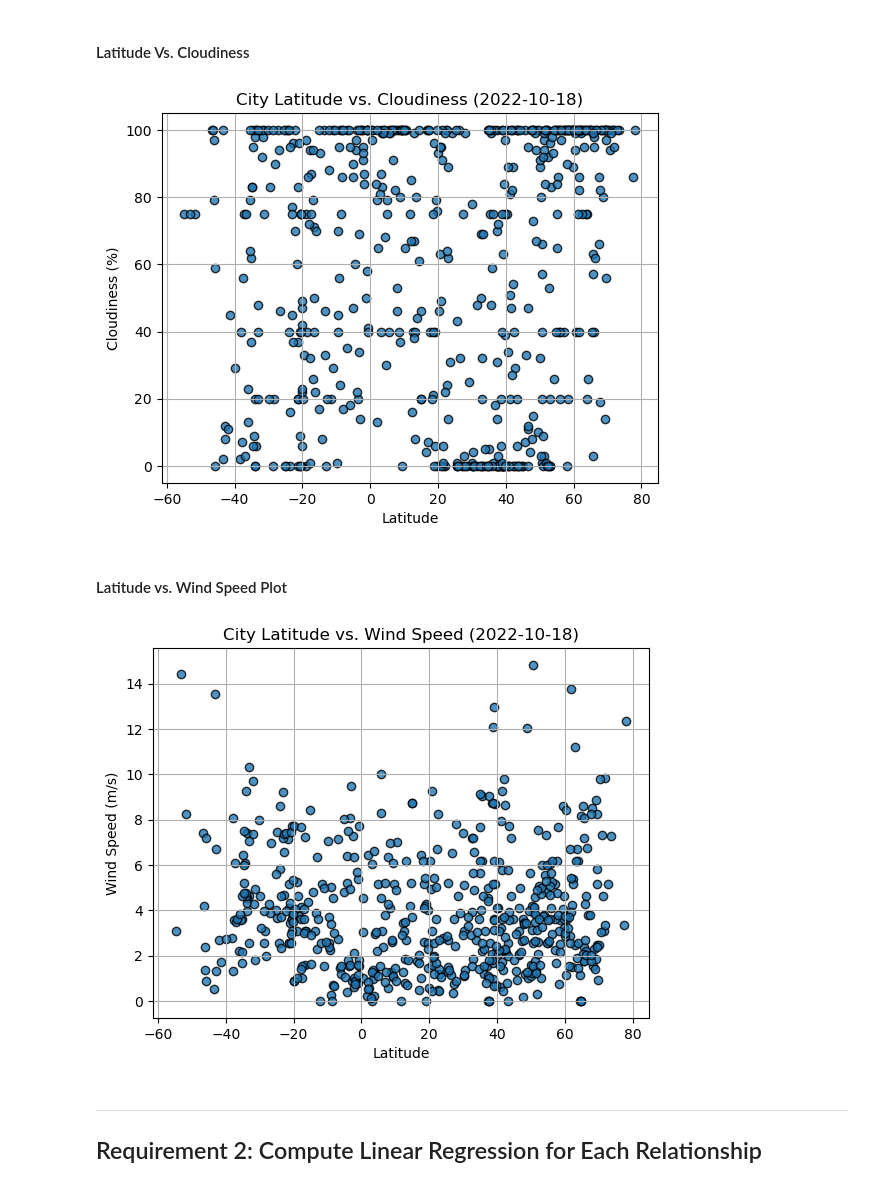
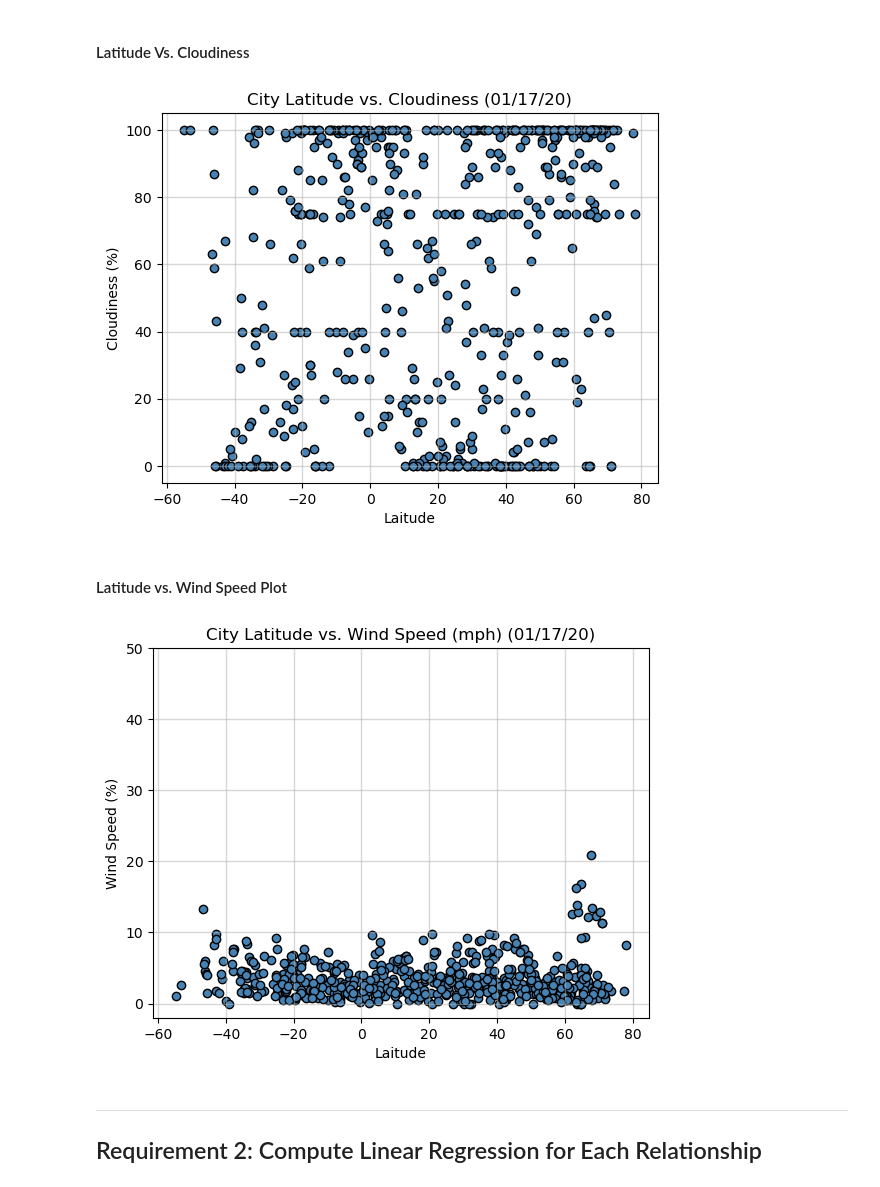
Before and after one commit to JhazmineC/python-api-challenge, a Jupyter notebook: Starter_Code/starter_code/WeatherPy.ipynb, the cells around one changed output. Drawn from its saved outputs; the diff is of its cells as text; code cells hidden in the pictures.

```diff
--- a/Starter_Code/starter_code/WeatherPy.ipynb
+++ b/Starter_Code/starter_code/WeatherPy.ipynb
@@ -173,6 +176,6 @@ city_data_df.to_csv("output_data/cities.csv", index_label="City_ID")
 # %%
 # Read saved data
-city_data_df = pd.read_csv("output_data/cities.csv", index_col="City_ID")
+city_data_df = pd.read_csv("../output_data/cities.csv", index_col="City_ID")
 
 # Display sample data
 city_data_df.head()
@@ -222,34 +247,62 @@ plt.show()
 #### Latitude Vs. Cloudiness
 # %%
 # Build the scatter plots for latitude vs. cloudiness
-# YOUR CODE HERE
+plt.scatter(city_data_df["Lat"], city_data_df["Cloudiness"], facecolor = "steelblue", edgecolor = "black")
+
+# Set title
+plt.title("City Latitude vs. Cloudiness (01/17/20)")
+
+# Set x axis label
+plt.xlabel("Laitude")
+
+# Set y axis label
+plt.ylabel("Cloudiness (%)")
+
+# Set y axis limit
+plt.ylim(-5,105)
+
+# Set grid line
+plt.grid(linestyle='-', linewidth=1, alpha = 0.5)
 
 # Incorporate the other graph properties
 # YOUR CODE HERE
 
 # Save the figure
-plt.savefig("output_data/Fig3.png")
+plt.savefig("../output_data/Fig3.png")
 
 # Show plot
 plt.show()
 # %% [output]
-[figure, old version]
+[figure, new version]
 # %% [markdown]
 #### Latitude vs. Wind Speed Plot
 # %%
 # Build the scatter plots for latitude vs. wind speed
-# YOUR CODE HERE
+plt.scatter(city_data_df["Lat"], city_data_df["Wind Speed"], facecolor = "steelblue", edgecolor = "black")
+plt.title("City Latitude vs. Wind Speed (mph) (01/17/20)")
+
+# Set x axis label
+plt.xlabel("Laitude")
+
+# Set y axis label
+plt.ylabel("Wind Speed (%)")
+
+# Set y axis limit
+plt.ylim(-2,50)
+
+# Set grid line
+plt.grid(linestyle='-', linewidth=1, alpha = 0.5)
 
 # Incorporate the other graph properties
 # YOUR CODE HERE
 
 # Save the figure
-plt.savefig("output_data/Fig4.png")
+plt.savefig("../output_data/Fig4.png")
 
 # Show plot
 plt.show()
 # %% [output]
-[figure, old version]
+[figure, new version]
 # %% [markdown]
 ---
 
```
Also changed, not shown: parts of 30 cells of this notebook, 16 other files.
